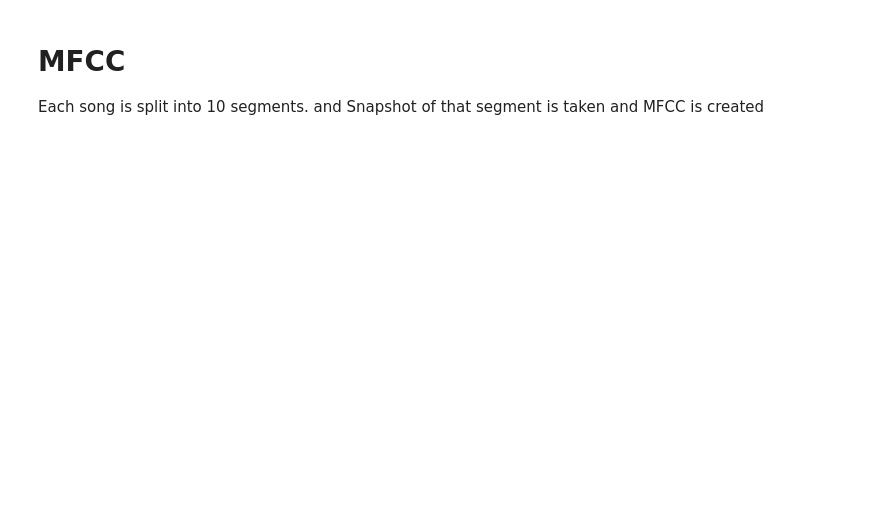
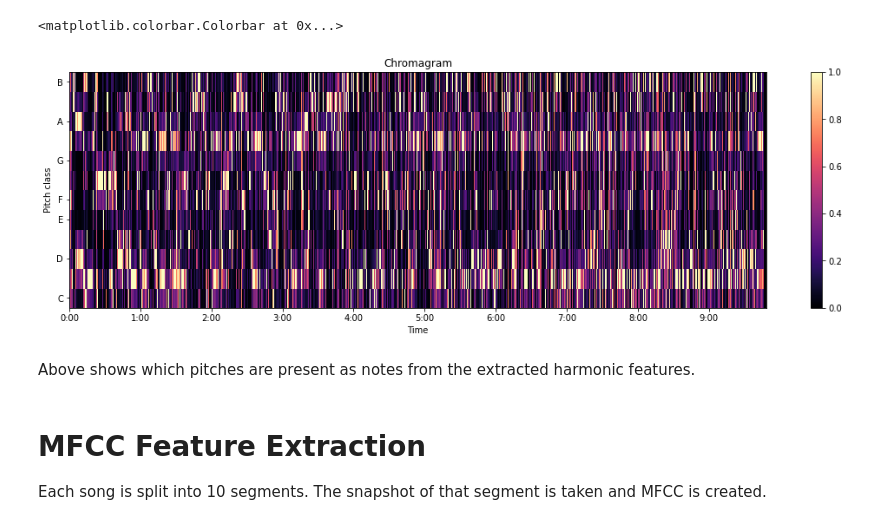
Before and after one commit to chettkulkarni/MusicTutor_Model_Building, a Jupyter notebook: Feature_Extraction.ipynb, the cells around one changed output. Cells and saved outputs as stored; diff of their text form; code cells hidden in the pictures; blank space fills up the shorter version.

```diff
--- a/Feature_Extraction.ipynb
+++ b/Feature_Extraction.ipynb
@@ -93,24 +143,19 @@ for g in genres:
-# %%
-genres = raagList
-for g in genres:
-    pathlib.Path(f'/content/img_data/{g}').mkdir(parents=True, exist_ok=True)
-    for filename in os.listdir(f'/content/drive/MyDrive/SplitSongs/{g}'):
-        print(g,filename)
-        if filename=='.ipynb_checkpoints' or filename=='.DS_Store':
-          continue
-        songname = f'/content/drive/MyDrive/SplitSongs/{g}/{filename}'
-        y, sr = librosa.load(songname, mono=True)
-        plt.figure(figsize=(15,5))
-        chromagra=librosa.feature.chroma_stft(y=y,sr=sr)
-        librosa.display.specshow(chromagra)
-
-        path1='/content/img_data/'+g
-        plt.savefig(path1+'/{}png'.format(filename[:-3]))
-        plt.clf()
+# %%
+SAMPLEDATA_PATH = "/content/Ajoy Chakrabarty - Aahir Bhairon.mp3"
+y, sr = librosa.load(SAMPLEDATA_PATH, mono=True)
+chroma=librosa.feature.chroma_stft(y=y,sr=sr)
+plt.figure(figsize=(18,5))
+librosa.display.specshow(chroma, sr=sr, x_axis='time', y_axis='chroma', vmin=0, vmax=1)
+plt.title('Chromagram')
+plt.colorbar()
+# %% [output]
+<matplotlib.colorbar.Colorbar at 0x...>
+[figure, added]
+# %% [markdown]
+Above shows which pitches are present as notes from the extracted harmonic features.
 # %% [markdown]
-# MFCC
-Each song is split into 10 segments.
-and Snapshot of that segment is taken and MFCC is created
+# MFCC Feature Extraction
+Each song is split into 10 segments. The snapshot of that segment is taken and MFCC is created.
 # %%
 import json
 import os
```
Also changed, not shown: parts of 12 cells of this notebook.
